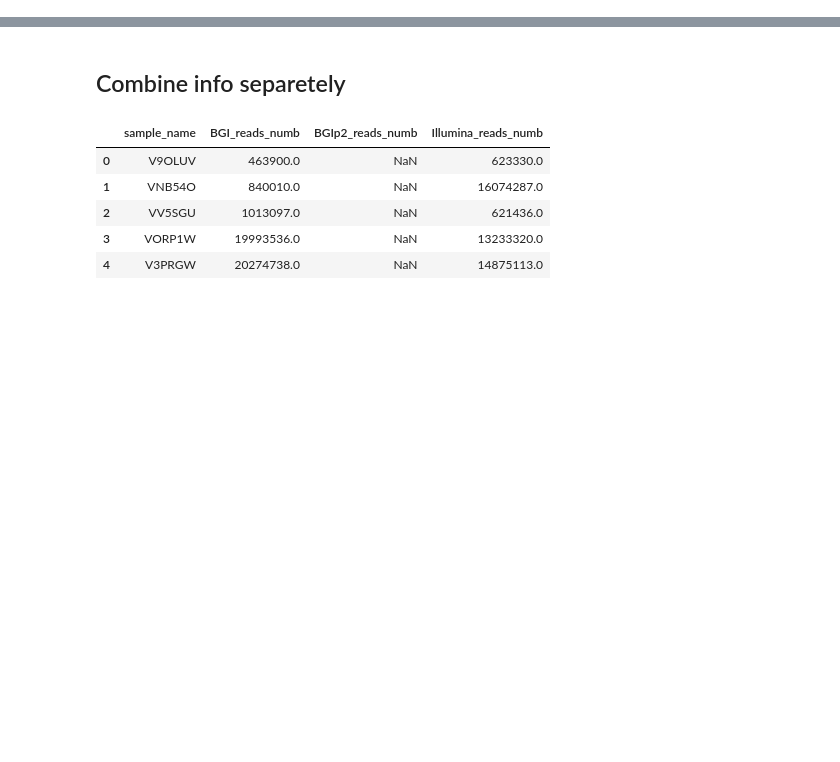
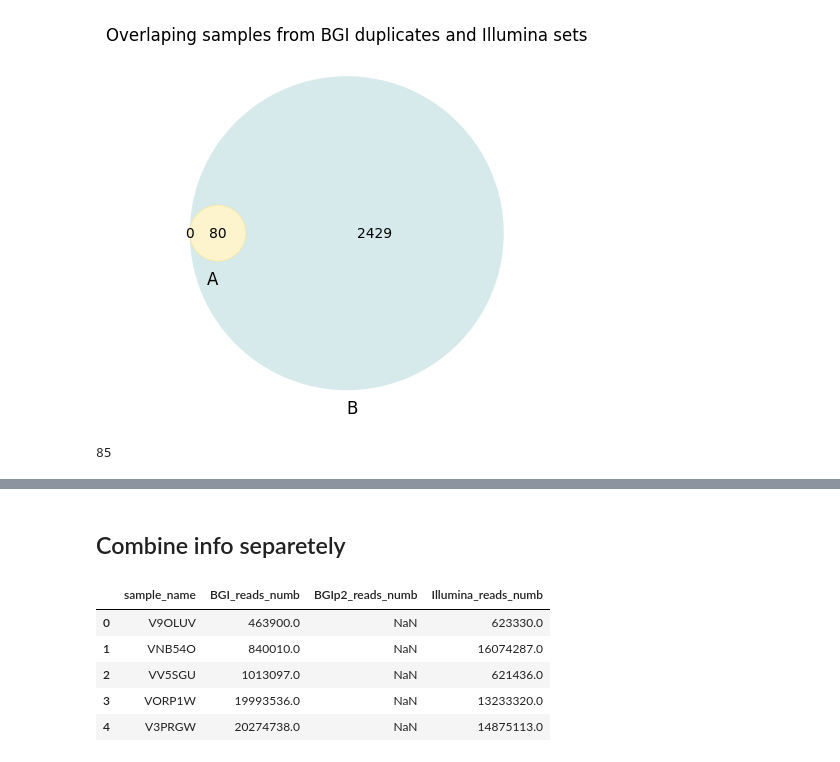
Before and after one commit to Chartiza/EstMB_MAGdb, a Jupyter notebook: reads_number_comparison/Two_sets_RN.ipynb, the cells around one changed output, grey strips where cells are left out. Cells and saved outputs as stored; diff of their text form; code cells hidden in the pictures; blank space fills up the shorter version.

```diff
--- a/reads_number_comparison/Two_sets_RN.ipynb
+++ b/reads_number_comparison/Two_sets_RN.ipynb
@@ -5,3 +5,29 @@ import pandas as pd
 import seaborn as sns
 import numpy as np
 from matplotlib_venn import venn2
+# %%
+b = pd.read_csv('input/BGI_reads.csv', header=None, names=['sample_name'])
+# select duplicated values from b
+b = b[b.duplicated()]
+
+i = pd.read_csv('input/illumina_reads.csv', header=None, names=['sample_name'])
+i = i.drop_duplicates()
+
+smpls_bgi = set(b['sample_name'].unique())
+smpls_illumina = set(i['sample_name'].unique())
+intersection = smpls_bgi.intersection(smpls_illumina)
+bgi_only = smpls_bgi.difference(smpls_illumina)
+illumina_only = smpls_illumina.difference(smpls_bgi)
+
+v = venn2(subsets=(len(bgi_only), len(illumina_only), len(intersection)), set_colors=('#E99B53', '#99CCCD'))
+v.get_patch_by_id('11').set_color('#FAE483')
+plt.title('Overlaping samples from BGI duplicates and Illumina sets')
+
+plt.savefig('results/Overlaps_dup.png', dpi=300, bbox_inches='tight')
+plt.savefig('results/Overlaps_dup.svg', bbox_inches='tight')
+# %% [output]
+[figure, added]
+# %%
+len(b)
+# %% [output]
+85
```
Also changed, not shown: parts of 1 cell of this notebook, 8 other files.
